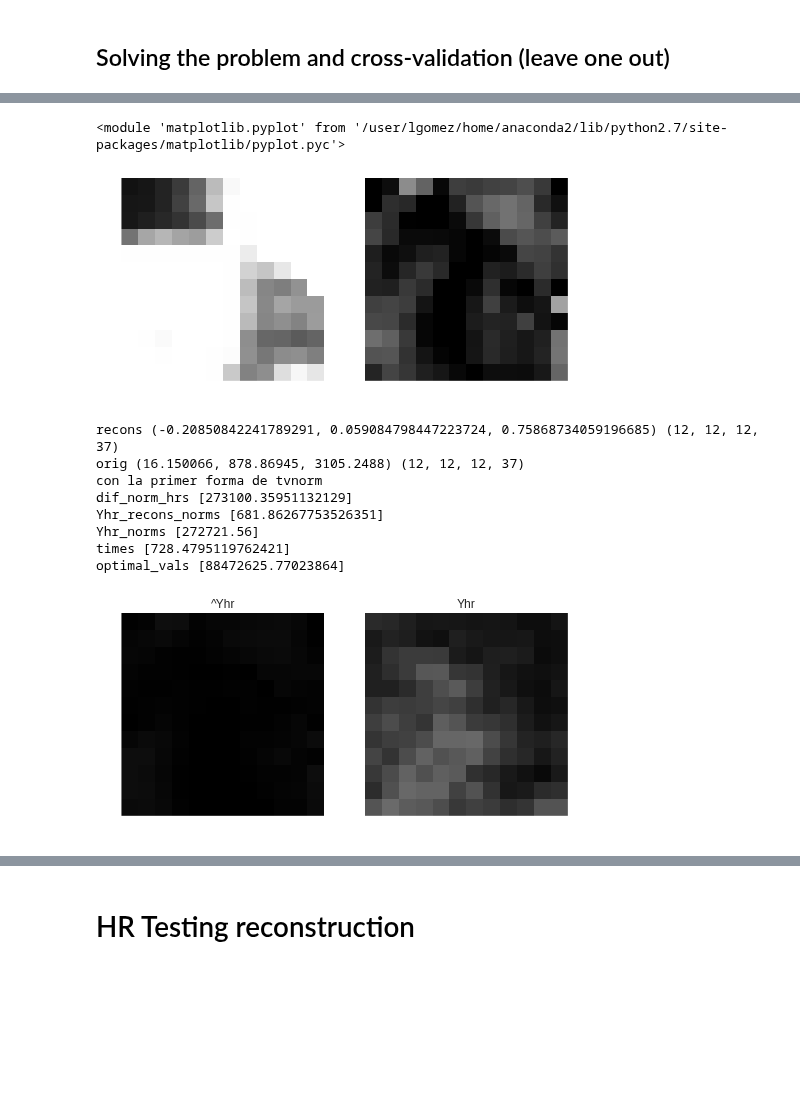
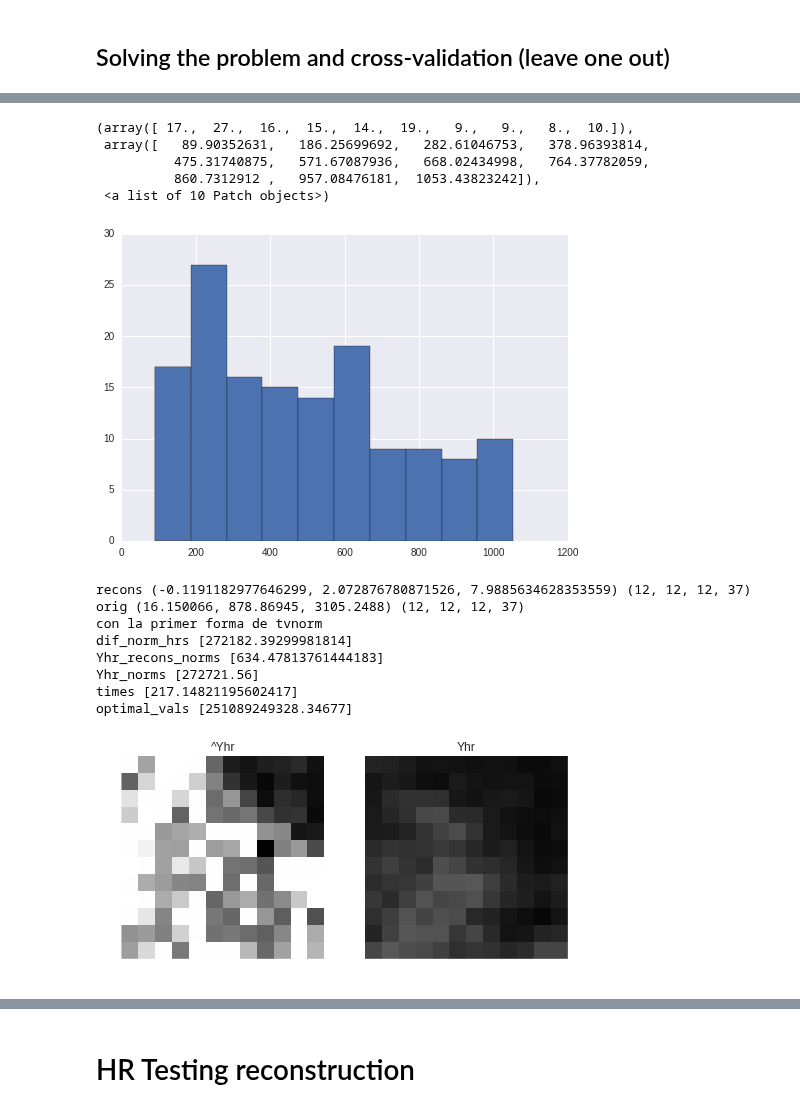
Before and after one commit to egomezsumma/iqt, a Jupyter notebook: Experimento 5.3 (Mapl+ dict G(c)).ipynb, the cells around one changed output, grey strips where cells are left out. Cells and saved outputs as stored; diff of their text form; code cells hidden in the pictures; blank space fills up the shorter version.

```diff
--- a/Experimento 5.3 (Mapl+ dict G(c)).ipynb
+++ b/Experimento 5.3 (Mapl+ dict G(c)).ipynb
@@ -49,8 +49,8 @@ def get_sample(index, numbers, loader_func, bval=None, bvalpos=None,  scale=2):
     # Multiply by S0 to get the signal (and not the atenuation)
     S0hr, S0lr = S0hr.mean(axis=3), S0lr.mean(axis=3)
     for c in xrange(C_hr.shape[3]):
-        C_hr[:,:,:,c] = C_hr[:,:,:,c]*S0hr#np.multiply(C_hr[:,:,:,c], S0hr)
-        c_lr[:,:,:,c] = c_lr[:,:,:,c]*S0lr#np.multiply(c_lr[:,:,:,c], S0lr)
+        C_hr[:,:,:,c] = np.multiply(C_hr[:,:,:,c], S0hr)
+        c_lr[:,:,:,c] = np.multiply(c_lr[:,:,:,c], S0lr)
 
     del(hr)
     del(lr)
@@ -291,6 +291,8 @@ $ \min_{C^{hr}} \{ ||GC^{hr} - C^{lr}||^2  + ||C||_{1} \}$
         #       Gc:(216:vlr, 1728:vhr) Chr_c:(1728:vhr, 1) Clr_c:(1, 216:vlr)
         fid_b = cvx.sum_squares(Gc*Chr_c - Clr_c.T)
         fidelity_list.append(fid_b)
+    #cvxNc = cvx.Constant(Nc)
+    #cvxFidelityExp = cvx.inv_pos(cvxNc)*sum(fidelity_list)
     cvxFidelityExp = sum(fidelity_list)
 
     ## Laplacian regularization
@@ -300,7 +302,7 @@ $ \min_{C^{hr}} \{ ||GC^{hr} - C^{lr}||^2  + ||C||_{1} \}$
     for voxel in xrange(vhr):
         cvxLapaceReg = cvx.quad_form(cvxChr[voxel:vhrc:vhr], cvxU)
         regLaplade_list.append(cvxLapaceReg**2)
-    cvxLapaceRegExp = sum(regLaplade_list)
+    cvxLaplaceRegExp = sum(regLaplade_list)
 
     ## LA FORMA MATRICIAL NO ME DEJA DICE QUE NO SE PUEDE MULTIPLICAR DOS MATRICES
     #  cvxChr:(vhrc, 1) U:(Nc,Nc)
@@ -313,18 +315,24 @@ $ \min_{C^{hr}} \{ ||GC^{hr} - C^{lr}||^2  + ||C||_{1} \}$
     cvxC_byCoef = cvx.reshape(cvxChr, vhr, Nc)
     # (Nb,Nc)*(Nc,vhr) = (Nb, vhr).T = (vhr, Nb)
     cvxYhr = cvx.reshape((M*cvxC_byCoef.T).T, vhr*Nb, 1)
-    cvx3DTvNomExp = tv3d(cvxYhr, Nx, Ny, Nz, Nb)
+    #vx3DTvNomExp = tv3d(cvxYhr, Nx, Ny, Nz, Nb)
 
 
+    #Sparcity regularization
+    cvxNorm1 = cvx.norm1(cvxChr)
+
     ## Mapl weight
-    betha = cvx.Parameter(value=.45, name='betha', sign='positive')
+    betha = cvx.Parameter(value=0.2, name='betha', sign='positive')
     ## Sparcity weight
-    alpha = cvx.Parameter(value=1, name='alpha', sign='positive')
+    alpha = cvx.Parameter(value=4000, name='alpha', sign='positive')
     ## Fidelity weight
-    gamma = cvx.Parameter(value=1, name='gamma',sign='positive')
+    gamma = cvx.Parameter(value=0.05, name='gamma',sign='positive')
+    lamda = cvx.Parameter(value=1000, name='gamma',sign='positive')
+
 
     # Form objective.
-    obj = cvx.Minimize(cvxFidelityExp + betha*cvxLapaceRegExp + alpha*cvx.norm(cvxChr) + gamma*cvx3DTvNomExp)
+    #obj = cvx.Minimize(cvxFidelityExp + betha*cvxLapaceRegExp + alpha*cvx.norm(cvxChr) + gamma*cvx3DTvNomExp)
+    obj = cvx.Minimize(lamda*cvxFidelityExp + betha*cvxLaplaceRegExp + alpha*cvxNorm1)
 
     # Constraints
     constraints = [cvxYhr >= 0]
@@ -334,7 +342,7 @@ $ \min_{C^{hr}} \{ ||GC^{hr} - C^{lr}||^2  + ||C||_{1} \}$
     # Form and solve problem.
     prob = cvx.Problem(obj, constraints)
 
-    return prob
+    return prob, cvxFidelityExp ,  cvxLaplaceRegExp , cvxNorm1
 # %%
 def solveMin(c_lr, i_hr_shape, G, M, U, tau, gtab, scale=2, max_iters=1500, verbose=False, prob=None):
     Nx, Ny, Nz, Nb = i_hr_shape
@@ -342,8 +350,9 @@ def solveMin(c_lr, i_hr_shape, G, M, U, tau, gtab, scale=2, max_iters=1500, verb
     nx, ny, nz = Nx/scale, Ny/scale, Nz/scale
     vhr, vlr = Nx*Ny*Nz, nx*ny*nz
 
+    cvxFidelityExp ,  cvxLaplaceRegExp , cvxNorm1 = None, None, None
     if prob is None :
-        prob = define_problem_with_mapl(
+        prob, cvxFidelityExp ,  cvxLaplaceRegExp , cvxNorm1 = define_problem_with_mapl(
                                     c_lr,
                                     vhr,
                                     vlr,
@@ -373,7 +382,7 @@ def solveMin(c_lr, i_hr_shape, G, M, U, tau, gtab, scale=2, max_iters=1500, verb
     A = M.dot(C.reshape((Nx*Ny*Nz, Nc), order='F').T).T
     A = A.reshape((Nx, Ny, Nz, Nb), order='F')
 
-    return A, C, seg, prob
+    return A, C, seg, prob, cvxFidelityExp ,  cvxLaplaceRegExp , cvxNorm1
 # %% [markdown]
 ## Solving the problem and cross-validation (leave one out)
 # %%
@@ -402,7 +411,7 @@ reload(hcp)
 #print 'Bvals: ', set(gtab.bvals)
 ## Con imagenes pequenas multi-shel
 loader_func = hcp.load_subject_medium_noS0
-sample_maker = get_sample_maker(subjects, loader_func, scale=2))
+sample_maker = get_sample_maker(subjects, loader_func, scale=2)
 
 n_samples = 4
 iterations = 1
@@ -457,7 +466,8 @@ for i in range(0, iterations):
     # Minimization solve
     # mock: A, seg = np.ones(i_hr.shape), 20
     print '= Solving optimization problem ...'
-    A, C, seg, prob = solveMin(clr_test, i_hr.shape, G, M, U,  tau, gtab, scale=2, max_iters=1000, verbose=True)
+    A, C, seg, prob, cvxFidelityExp ,  cvxLaplaceRegExp , cvxNorm1 = \
+        solveMin(clr_test, i_hr.shape, G, M, U,  tau, gtab, scale=2, max_iters=1000, verbose=True)
     max_vals_hr_r.append(A.max())
     min_vals_hr_r.append(A.min())
 
@@ -584,14 +599,15 @@ img_utils._ish(A, b=b, vmin=A.min(), vmax=A.max())
 # %%
 #hist(A[:,6,:, b].flatten(), range=(-0.03,0.15))
-#hist(i_hr[:,6,:, b].flatten())
-
-_,_, SOhr, _,  gtab = get_sample_dwi(0, [100307], loader_func, scale=2)
-img_utils._isc(np.divide(i_hr[:,6,:, 0:3],SOhr), A, b=0, vmax=0.35)
+hist(i_hr[:,6,:, b].flatten())
 # %% [output]
-<module 'matplotlib.pyplot' from '/user/lgomez/home/anaconda2/lib/python2.7/site-packages/matplotlib/pyplot.pyc'>
+(array([ 17.,  27.,  16.,  15.,  14.,  19.,   9.,   9.,   8.,  10.]),
+ array([   89.90352631,   186.25699692,   282.61046753,   378.96393814,
+          475.31740875,   571.67087936,   668.02434998,   764.37782059,
+          860.7312912 ,   957.08476181,  1053.43823242]),
+ <a list of 10 Patch objects>)
-[figure, old version]
+[figure, new version]
 # %%
-img_utils._isc(A*1000, i_hr, b=4, vmin=0, vmax=2500, titles=['^Yhr', 'Yhr'])
+img_utils._isc(A*2000, i_hr, b=4, vmin=0, vmax=3000, titles=['^Yhr', 'Yhr'])
 
 #img_utils._is(A, vmin=A.min(), vmax=A.max())
 print 'recons', (A.min(), A.mean(), A.max()), A.shape
@@ -605,12 +621,12 @@ print 'Yhr_norms', Yhr_norms
 print 'times',times
 print 'optimal_vals', optimal_vals
 # %% [output]
-recons (-0.20850842241789291, 0.059084798447223724, 0.75868734059196685) (12, 12, 12, 37)
+recons (-0.1191182977646299, 2.072876780871526, 7.9885634628353559) (12, 12, 12, 37)
 orig (16.150066, 878.86945, 3105.2488) (12, 12, 12, 37)
 con la primer forma de tvnorm
-dif_norm_hrs [273100.35951132129]
-Yhr_recons_norms [681.86267753526351]
+dif_norm_hrs [272182.39299981814]
+Yhr_recons_norms [634.47813761444183]
 Yhr_norms [272721.56]
-times [728.4795119762421]
-optimal_vals [88472625.77023864]
+times [217.14821195602417]
+optimal_vals [251089249328.34677]
-[figure, old version]
+[figure, new version]
```
Also changed, not shown: parts of 4 cells of this notebook.
